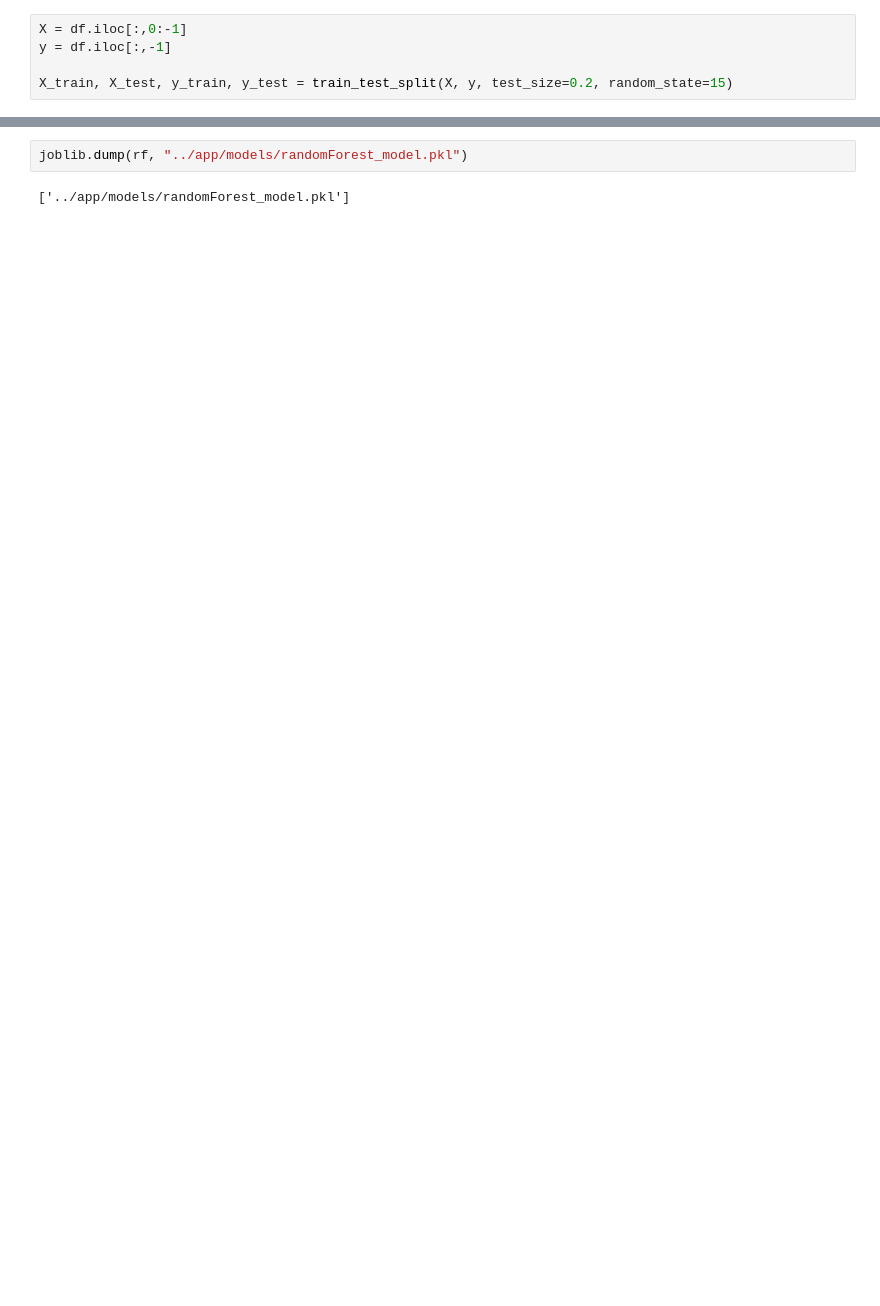
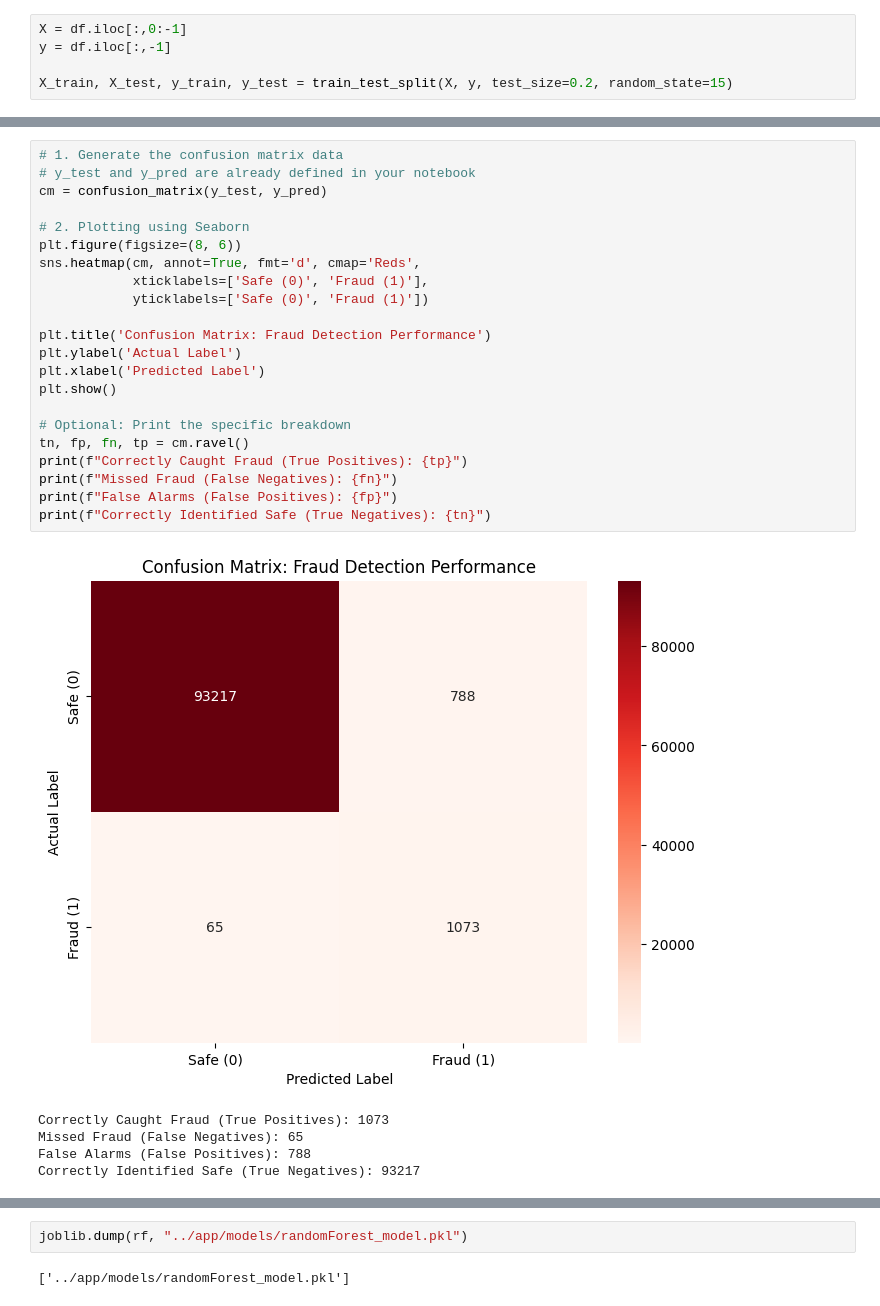
Before and after one commit to Bill2926/BankFraudML, a Jupyter notebook: notebooks/randomForest.ipynb, the cells around one changed output, grey strips where cells are left out. Drawn from its saved outputs; the diff is of its cells as text; blank space fills up the shorter version.

```diff
--- a/notebooks/randomForest.ipynb
+++ b/notebooks/randomForest.ipynb
@@ -60,0 +76,28 @@ weighted avg      0.996     0.996     0.996      3000
+# %%
+# 1. Generate the confusion matrix data
+# y_test and y_pred are already defined in your notebook
+cm = confusion_matrix(y_test, y_pred)
+
+# 2. Plotting using Seaborn
+plt.figure(figsize=(8, 6))
+sns.heatmap(cm, annot=True, fmt='d', cmap='Reds',
+            xticklabels=['Safe (0)', 'Fraud (1)'],
+            yticklabels=['Safe (0)', 'Fraud (1)'])
+
+plt.title('Confusion Matrix: Fraud Detection Performance')
+plt.ylabel('Actual Label')
+plt.xlabel('Predicted Label')
+plt.show()
+
+# Optional: Print the specific breakdown
+tn, fp, fn, tp = cm.ravel()
+print(f"Correctly Caught Fraud (True Positives): {tp}")
+print(f"Missed Fraud (False Negatives): {fn}")
+print(f"False Alarms (False Positives): {fp}")
+print(f"Correctly Identified Safe (True Negatives): {tn}")
+# %% [output]
+[figure, added]
+Correctly Caught Fraud (True Positives): 1073
+Missed Fraud (False Negatives): 65
+False Alarms (False Positives): 788
+Correctly Identified Safe (True Negatives): 93217
```
Also changed, not shown: parts of 7 cells of this notebook, 9 other files.
